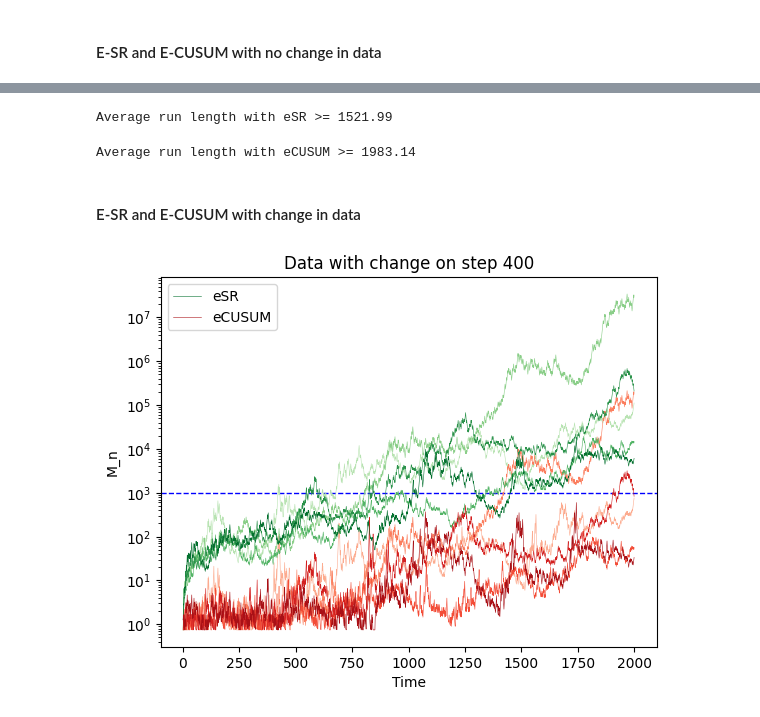
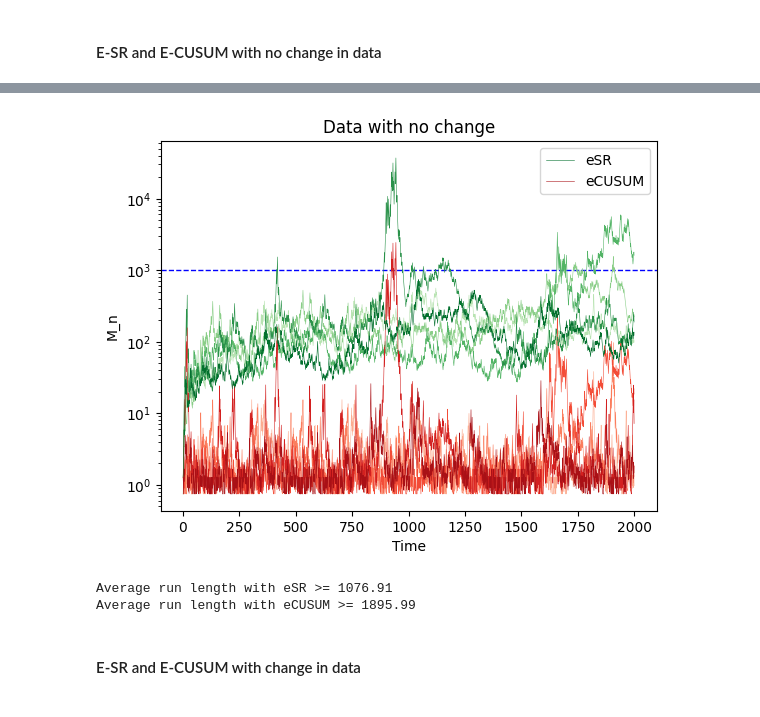
Before and after one commit to dmitriishurakov/E-detectors-in-changepoint-detection, a Jupyter notebook: E-detectors.ipynb, the cells around one changed output, grey strips where cells are left out. Drawn from its saved outputs; the diff is of its cells as text; code cells hidden in the pictures.

```diff
--- a/E-detectors.ipynb
+++ b/E-detectors.ipynb
@@ -142,4 +146,7 @@ def make_psi_functions(p):
 psi_func, psi_star_func, psi_star_grad, s_func, v_func = make_psi_functions(p)
 # %% [markdown]
 #### E-SR and E-CUSUM with no change in data
+# %%
+pre_dist = lambda size, seed: np.random.default_rng(seed=seed).binomial(1, 0.49, size=size)
+post_dist = lambda size, seed: np.random.default_rng(seed=seed).binomial(1, 0.51, size=size)
 # %%
@@ -210,72 +208,12 @@ plt.show()
+# %%
+delays_SR, delays_CU = make_exp(pre_dist)
+# %% [output]
+[figure, added]
 # %%
 print(f"Average run length with eSR >= {delays_SR.mean()}")
+print(f"Average run length with eCUSUM >= {delays_CU.mean()}")
 # %% [output]
-Average run length with eSR >= 1521.99
+Average run length with eSR >= 1076.91
+Average run length with eCUSUM >= 1895.99
-# %%
-print(f"Average run length with eCUSUM >= {delays_CU.mean()}")
-# %% [output]
-Average run length with eCUSUM >= 1983.14
 # %% [markdown]
 #### E-SR and E-CUSUM with change in data
-# %%
-np.random.seed(42)
-
-
-N = 100
-pre_data_len = 400
-N_plot = 5
-
-
-data_streams = np.zeros(shape=(N, pre_data_len * (n_parts_after_change + 1)))
-for step in range(N):
-    pre_p = np.random.uniform(0.45, 0.49, pre_data_len)
-    pre_change_data = np.random.binomial(1, pre_p)
-    post_p = np.random.uniform(0.51, 0.55, pre_data_len * n_parts_after_change)
-    post_change_data = np.random.binomial(1, post_p)
-
-    data_streams[step] = np.concat([pre_change_data, post_change_data])
-
-
-delays_SR = np.ones(N, dtype=int) * (pre_data_len * (n_parts_after_change + 1))
-delays_CU = np.ones(N, dtype=int) * (pre_data_len * (n_parts_after_change + 1))
-
-plt.axhline(y=1/alpha, linestyle='--', color='b', linewidth=1)
-for step in range(N):
-    achieved_SR = False
-    achieved_CU = False
-    SR_detector = eSR_Mixture(alpha, delta_L, delta_U, K_max, psi_func, psi_star_func, psi_star_grad, s_func, v_func, v_min=1)
-    CU_detector = eCU_Mixture(alpha, delta_L, delta_U, K_max, psi_func, psi_star_func, psi_star_grad, s_func, v_func, v_min=1)
-    mMSRs = []
-    mMCUs = []
-    cmap_SR = plt.cm.Greens
-    cmap_CU = plt.cm.Reds
-
-    data_stream = data_streams[step]
-    for i, result in enumerate(data_stream):
-        decision_SR, mM_SR = SR_detector.observe(result)
-        decision_CU, mM_CU = CU_detector.observe(result)
-        if step < N_plot:
-            mMSRs.append(mM_SR)
-            mMCUs.append(mM_CU)
-
-        if (not achieved_SR) and (decision_SR is not None):
-            delays_SR[step] = decision_SR
-            achieved_SR = True
-
-        if (not achieved_CU) and (decision_CU is not None):
-            delays_CU[step] = decision_CU
-            achieved_CU = True
-
-    if step < N_plot:
-        plt.plot(np.arange(1, pre_data_len * (n_parts_after_change + 1)  + 1), mMSRs, color=cmap_SR(0.3 + step / N_plot * 0.7), linewidth=0.4, label='eSR' if step == N_plot - 1 else "")
-        plt.plot(np.arange(1, pre_data_len * (n_parts_after_change + 1)  + 1), mMCUs, color=cmap_CU(0.3 + step / N_plot * 0.7), linewidth=0.4, label='eCUSUM' if step ==  N_plot - 1 else "")
-
-plt.yscale('log')
-plt.xlabel('Time')
-plt.ylabel('M_n')
-plt.title(f"Data with change on step {pre_data_len}")
-
-plt.legend()
-plt.show()
-# %% [output]
-[figure, removed]
```
Also changed, not shown: parts of 59 cells of this notebook.
